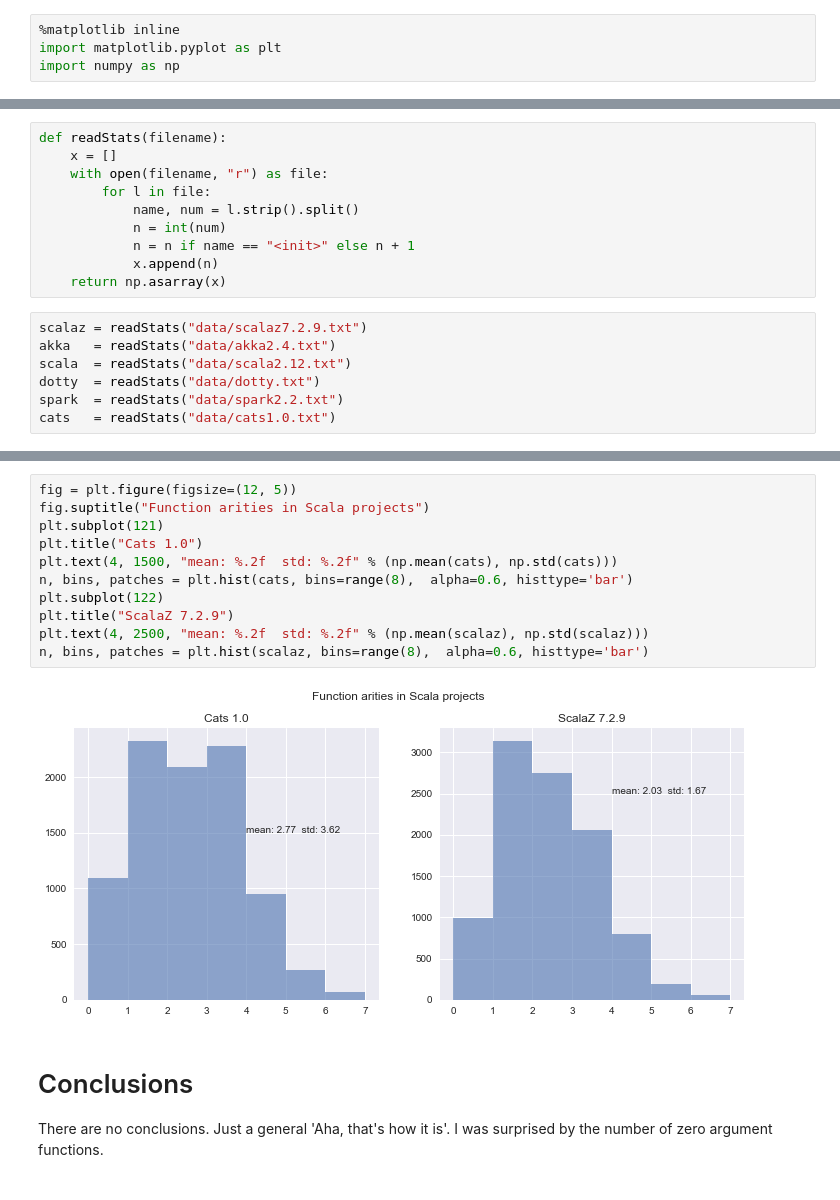
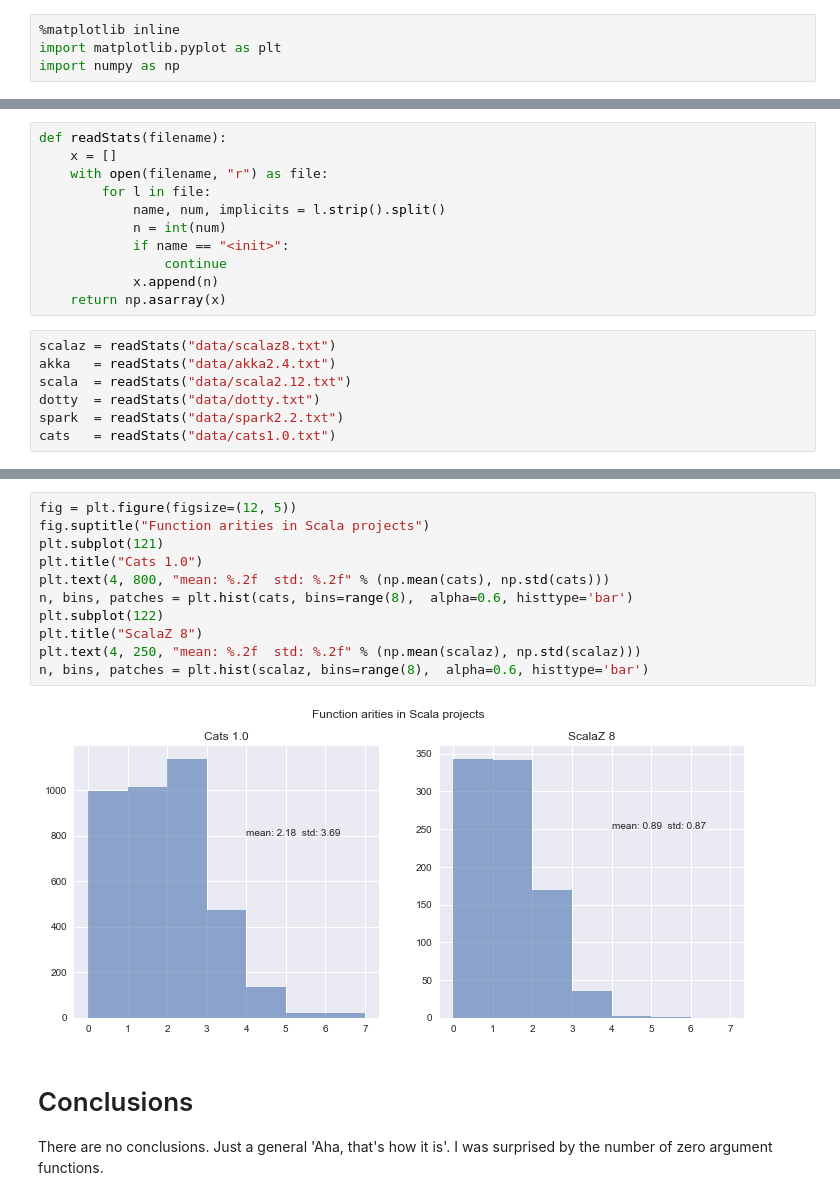
Before and after one commit to nau/funcstat, a Jupyter notebook: stats.ipynb, the cells around one changed output, grey strips where cells are left out. Saved outputs shown, nothing was run; the diff lists cells and outputs as text.

Commit message:
Gather implicit arguments statistics

```diff
--- a/stats.ipynb
+++ b/stats.ipynb
@@ -24,13 +23,14 @@ def readStats(filename):
     x = []
     with open(filename, "r") as file:
         for l in file:
-            name, num = l.strip().split()
+            name, num, implicits = l.strip().split()
             n = int(num)
-            n = n if name == "<init>" else n + 1
+            if name == "<init>":
+                continue
             x.append(n)
     return np.asarray(x)
 # %%
-scalaz = readStats("data/scalaz7.2.9.txt")
+scalaz = readStats("data/scalaz8.txt")
 akka   = readStats("data/akka2.4.txt")
 scala  = readStats("data/scala2.12.txt")
 dotty  = readStats("data/dotty.txt")
@@ -66,16 +66,16 @@ n, bins, patches = plt.hist(spark, bins=range(8),  alpha=0.6, histtype='bar')
 # %%
 fig = plt.figure(figsize=(12, 5))
 fig.suptitle("Function arities in Scala projects")
 plt.subplot(121)
 plt.title("Cats 1.0")
-plt.text(4, 1500, "mean: %.2f  std: %.2f" % (np.mean(cats), np.std(cats)))
+plt.text(4, 800, "mean: %.2f  std: %.2f" % (np.mean(cats), np.std(cats)))
 n, bins, patches = plt.hist(cats, bins=range(8),  alpha=0.6, histtype='bar')
 plt.subplot(122)
-plt.title("ScalaZ 7.2.9")
-plt.text(4, 2500, "mean: %.2f  std: %.2f" % (np.mean(scalaz), np.std(scalaz)))
+plt.title("ScalaZ 8")
+plt.text(4, 250, "mean: %.2f  std: %.2f" % (np.mean(scalaz), np.std(scalaz)))
 n, bins, patches = plt.hist(scalaz, bins=range(8),  alpha=0.6, histtype='bar')
 # %% [output]
-[figure, old version]
+[figure, new version]
 # %% [markdown]
 # Conclusions
 
```
Also changed, not shown: parts of 4 cells of this notebook, 7 other files.
